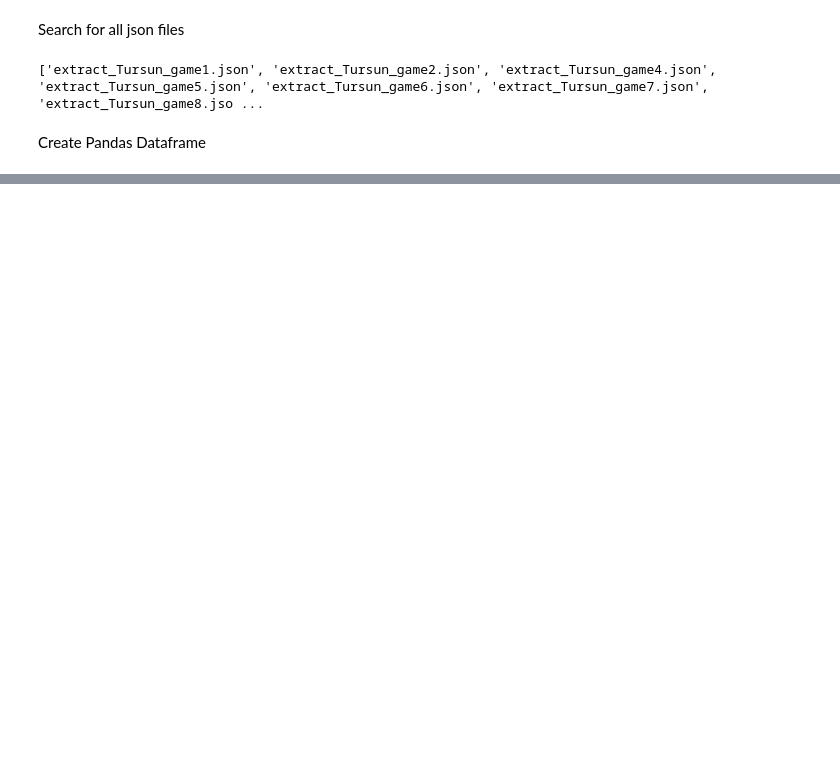
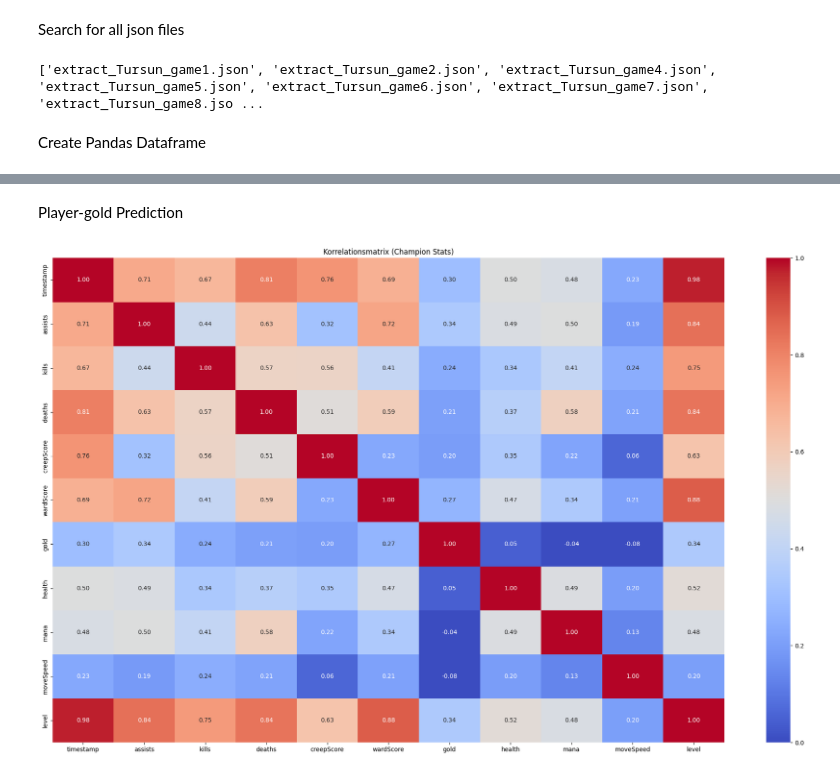
Before and after one commit to EnesSabi/Research_CheatDetection_with_ML, a Jupyter notebook: LiveClient/Live_Client_Dataframe.ipynb, the cells around one changed output, grey strips where cells are left out. Saved outputs shown, nothing was run; the diff lists cells and outputs as text; code cells hidden in the pictures; blank space fills up the shorter version.

```diff
--- a/LiveClient/Live_Client_Dataframe.ipynb
+++ b/LiveClient/Live_Client_Dataframe.ipynb
@@ -110,0 +97,18 @@ display(filtered_df.head(20))
+# %% [markdown]
+Player-gold Prediction
+# %%
+correlation = filtered_df.corr(numeric_only=True)
+plt.figure(figsize=(20, 12))
+sns.heatmap(correlation,
+            annot=True,
+            cmap="coolwarm",
+            vmin=0,
+            vmax=1,
+            fmt=".2f",
+            cbar=True
+            )
+plt.title("Korrelationsmatrix (Champion Stats)")
+plt.tight_layout()
+plt.show()
+# %% [output]
+[figure, added]
```
Also changed, not shown: parts of 3 cells of this notebook, 2 other files.
